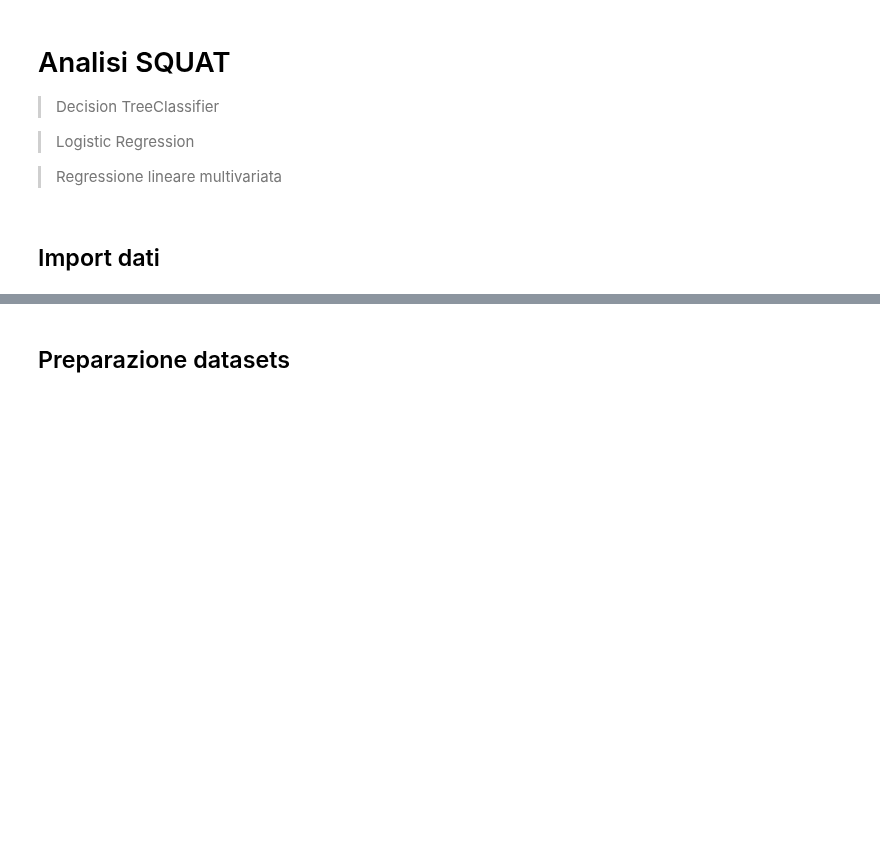
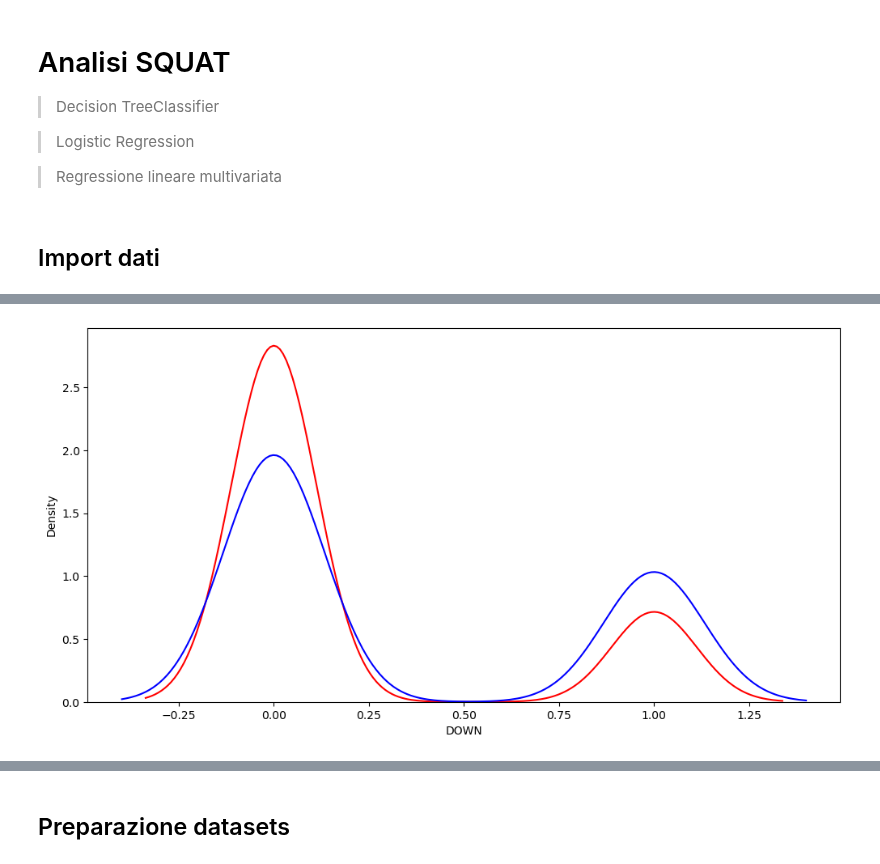
Before and after one commit to paoloartasensi/wow, a Jupyter notebook: squat_analysis.ipynb, the cells around one changed output, grey strips where cells are left out. Cells and saved outputs as stored; diff of their text form; code cells hidden in the pictures; blank space fills up the shorter version.

```diff
--- a/squat_analysis.ipynb
+++ b/squat_analysis.ipynb
@@ -59,0 +55,2 @@ array([ 12,  41,  71, 102, 139, 168, 195, 224, 252, 285, 321, 355, 388,
+# %%
+df['prob'] = df['prob'].rolling(rolling_p).mean()
@@ -93,0 +107,7 @@ array([  5,   6,   7,   8,   9,  10,  11,  12,  13,  14,  15,  16,  17,
+# %%
+plt.figure(figsize=(12,6))
+sns.kdeplot(df['DOWN'], color='red')
+sns.kdeplot(df['prob'], color='blue')
+plt.show()
+# %% [output]
+[figure, added]
```
Also changed, not shown: parts of 19 cells of this notebook, 1 other file.
